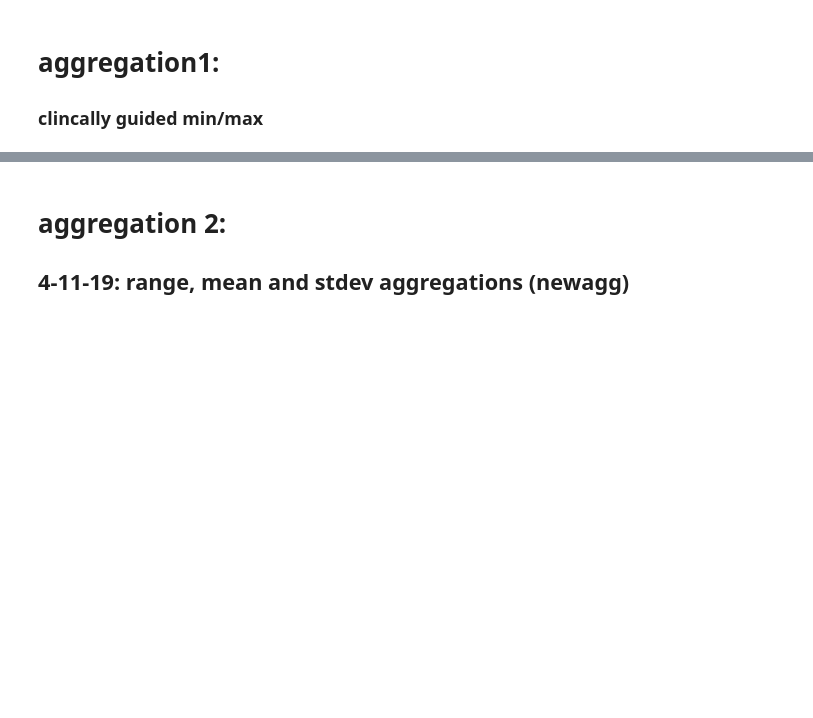
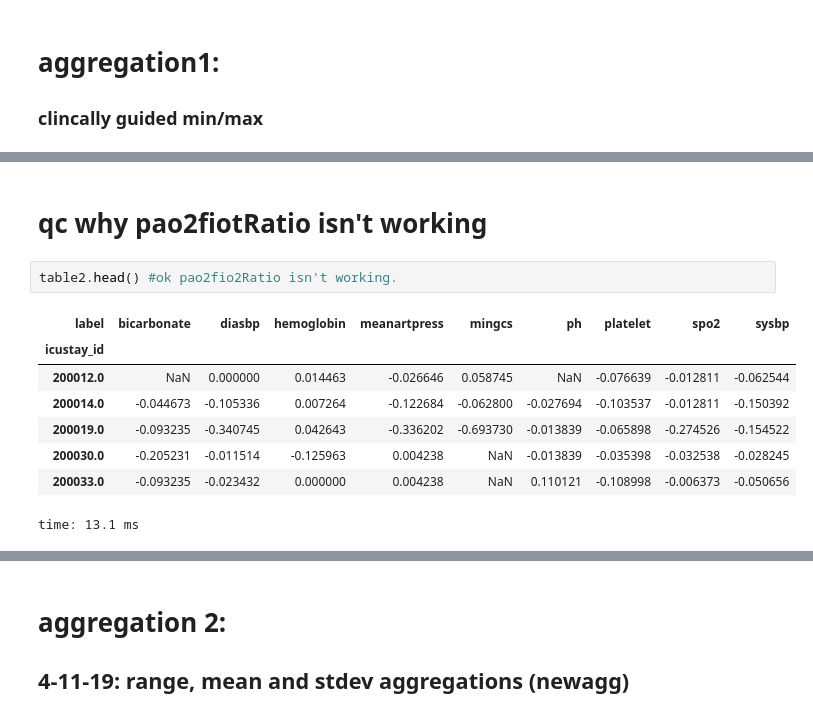
Before and after one commit to kellylinyingxin/mimiciii-antibiotics-modeling, a Jupyter notebook: notebooks/07.20-worst_case_model_aggregation .ipynb, the cells around one changed output, grey strips where cells are left out. Cells and saved outputs as stored; diff of their text form; blank space fills up the shorter version.

```diff
--- a/notebooks/07.20-worst_case_model_aggregation .ipynb
+++ b/notebooks/07.20-worst_case_model_aggregation .ipynb
@@ -713,0 +598,13 @@ time: 1.5 s
+# %% [markdown]
+# qc why pao2fiotRatio isn't working
+# %%
+table2.head() #ok pao2fio2Ratio isn't working.
+# %% [output]
+| label | bicarbonate | diasbp | hemoglobin | meanartpress | mingcs | ph | platelet | spo2 | sysbp |
+| icustay_id |  |  |  |  |  |  |  |  |  |
+| 200012.0 | NaN | 0.000000 | 0.014463 | -0.026646 | 0.058745 | NaN | -0.076639 | -0.012811 | -0.062544 |
+| 200014.0 | -0.044673 | -0.105336 | 0.007264 | -0.122684 | -0.062800 | -0.027694 | -0.103537 | -0.012811 | -0.150392 |
+| 200019.0 | -0.093235 | -0.340745 | 0.042643 | -0.336202 | -0.693730 | -0.013839 | -0.065898 | -0.274526 | -0.154522 |
+| 200030.0 | -0.205231 | -0.011514 | -0.125963 | 0.004238 | NaN | -0.013839 | -0.035398 | -0.032538 | -0.028245 |
+| 200033.0 | -0.093235 | -0.023432 | 0.000000 | 0.004238 | NaN | 0.110121 | -0.108998 | -0.006373 | -0.050656 |
+time: 13.1 ms
```
Also changed, not shown: parts of 64 cells of this notebook, 3 other files.
